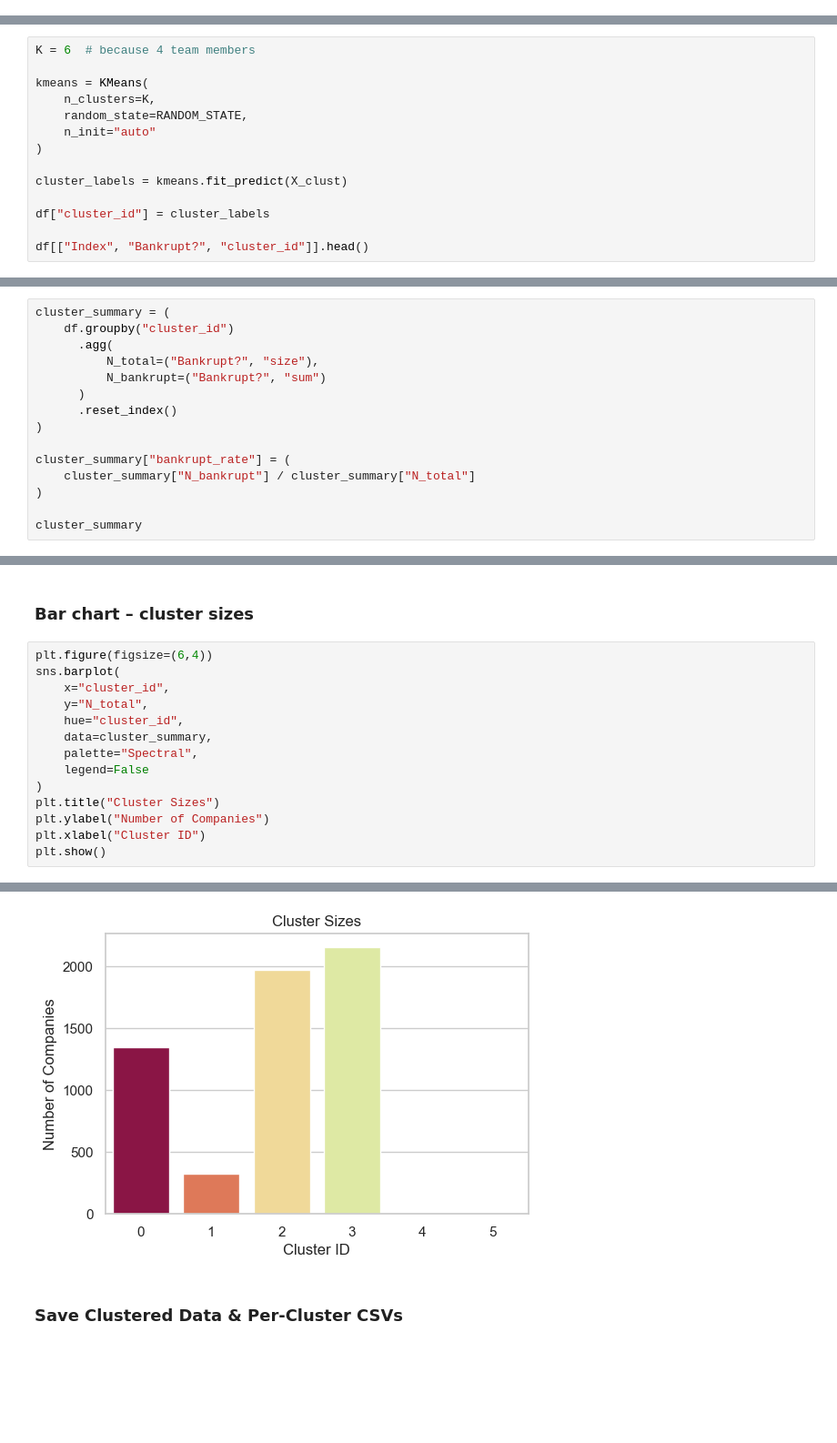
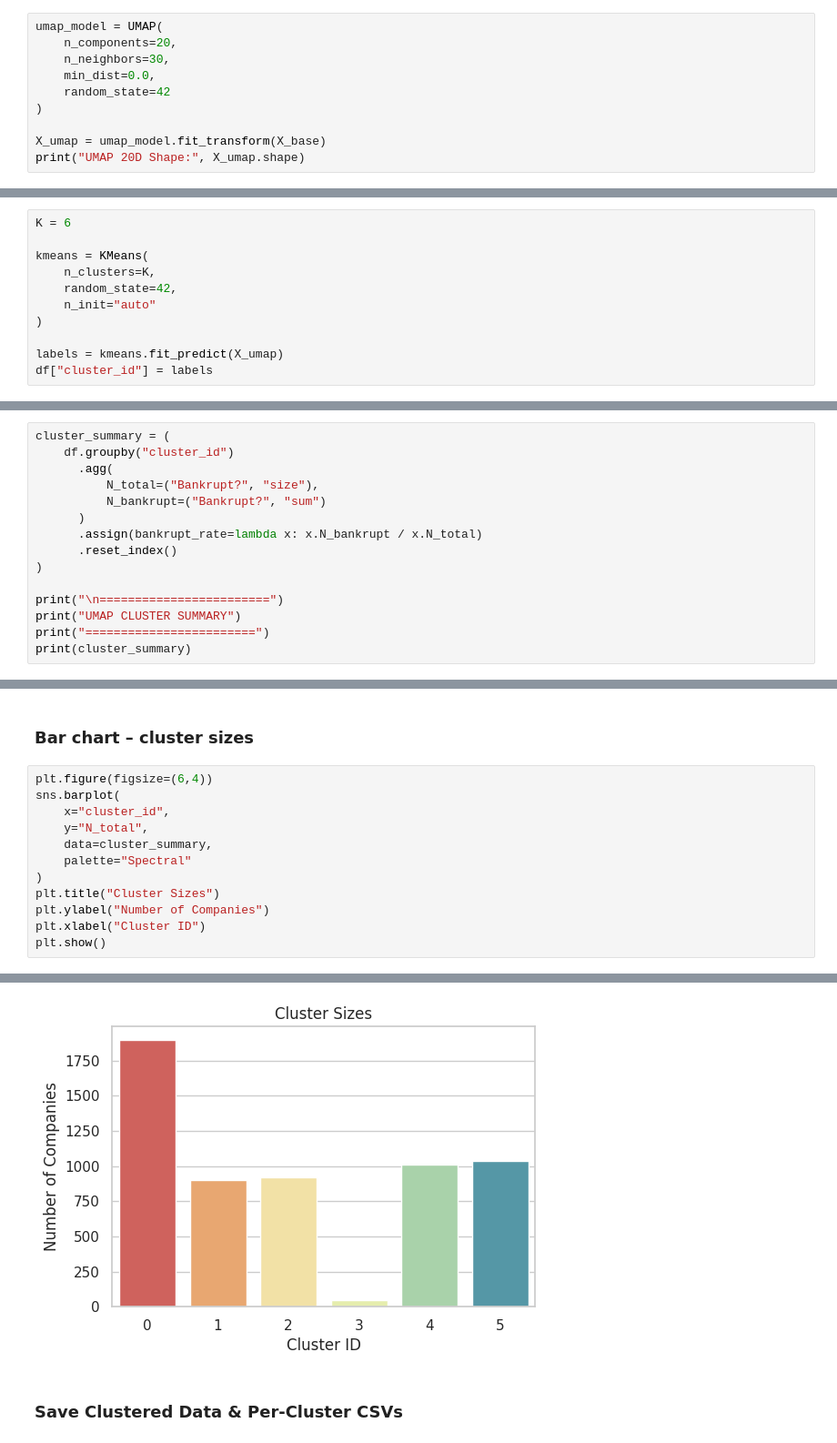
Before and after one commit to ParthGadekar0631/Corporate-Bankruptcy-Prediction-System, a Jupyter notebook: Group4_TrainingData.ipynb, the cells around one changed output, grey strips where cells are left out. Shown at 91% size. Saved outputs shown, nothing was run; the diff lists cells and outputs as text; blank space fills up the shorter version.

```diff
--- a/Group4_TrainingData.ipynb
+++ b/Group4_TrainingData.ipynb
@@ -152,0 +86,10 @@ plt.show()
+# %%
+umap_model = UMAP(
+    n_components=20,
+    n_neighbors=30,
+    min_dist=0.0,
+    random_state=42
+)
+
+X_umap = umap_model.fit_transform(X_base)
+print("UMAP 20D Shape:", X_umap.shape)
@@ -248,14 +134,11 @@ Saved: models/preprocessing_clustering.joblib
 # %%
-K = 6  # because 4 team members
+K = 6
 
 kmeans = KMeans(
     n_clusters=K,
-    random_state=RANDOM_STATE,
+    random_state=42,
     n_init="auto"
 )
 
-cluster_labels = kmeans.fit_predict(X_clust)
-
-df["cluster_id"] = cluster_labels
-
-df[["Index", "Bankrupt?", "cluster_id"]].head()
+labels = kmeans.fit_predict(X_umap)
+df["cluster_id"] = labels
@@ -289,12 +171,12 @@ cluster_summary = (
           N_total=("Bankrupt?", "size"),
           N_bankrupt=("Bankrupt?", "sum")
       )
+      .assign(bankrupt_rate=lambda x: x.N_bankrupt / x.N_total)
       .reset_index()
 )
 
-cluster_summary["bankrupt_rate"] = (
-    cluster_summary["N_bankrupt"] / cluster_summary["N_total"]
-)
-
-cluster_summary
+print("\n========================")
+print("UMAP CLUSTER SUMMARY")
+print("========================")
+print(cluster_summary)
 # %% [output]
@@ -330,10 +216,8 @@ plt.figure(figsize=(6,4))
 sns.barplot(
     x="cluster_id",
     y="N_total",
-    hue="cluster_id",
     data=cluster_summary,
-    palette="Spectral",
-    legend=False
+    palette="Spectral"
 )
 plt.title("Cluster Sizes")
 plt.ylabel("Number of Companies")
@@ -343,4 +230,4 @@ plt.show()
-[figure, old version]
+[figure, new version]
 # %% [markdown]
 ### Save Clustered Data & Per-Cluster CSVs
 # %%
```
Also changed, not shown: parts of 43 cells of this notebook, 11 other files.
